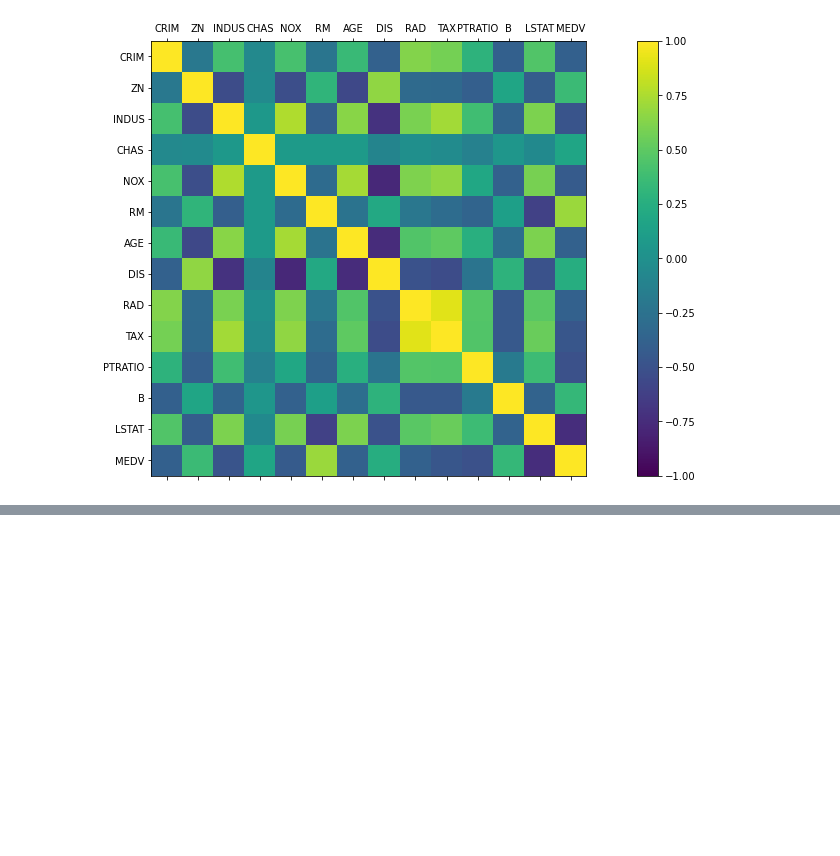
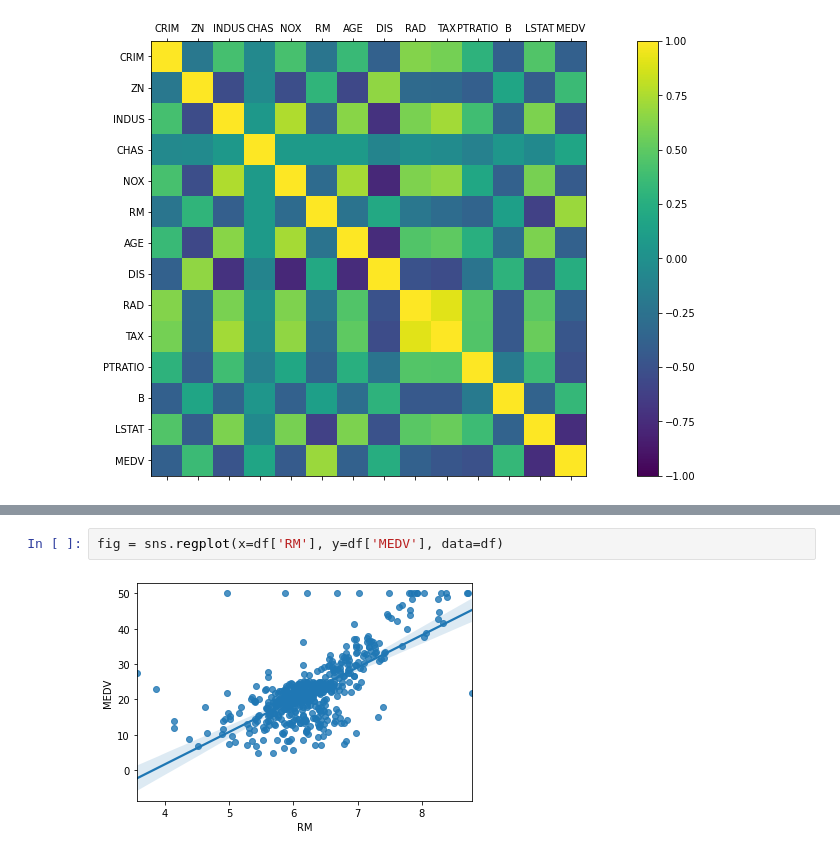
Before and after one commit to gecso75/projects, a Jupyter notebook: boston_house_price.ipynb, the cells around one changed output, grey strips where cells are left out. Drawn from its saved outputs; the diff is of its cells as text; blank space fills up the shorter version.

```diff
--- a/boston_house_price.ipynb
+++ b/boston_house_price.ipynb
@@ -131,0 +148,4 @@ plt.show()
+# %%
+fig = sns.regplot(x=df['RM'], y=df['MEDV'], data=df)
+# %% [output]
+[figure, added]
```
Also changed, not shown: parts of 34 cells of this notebook.
